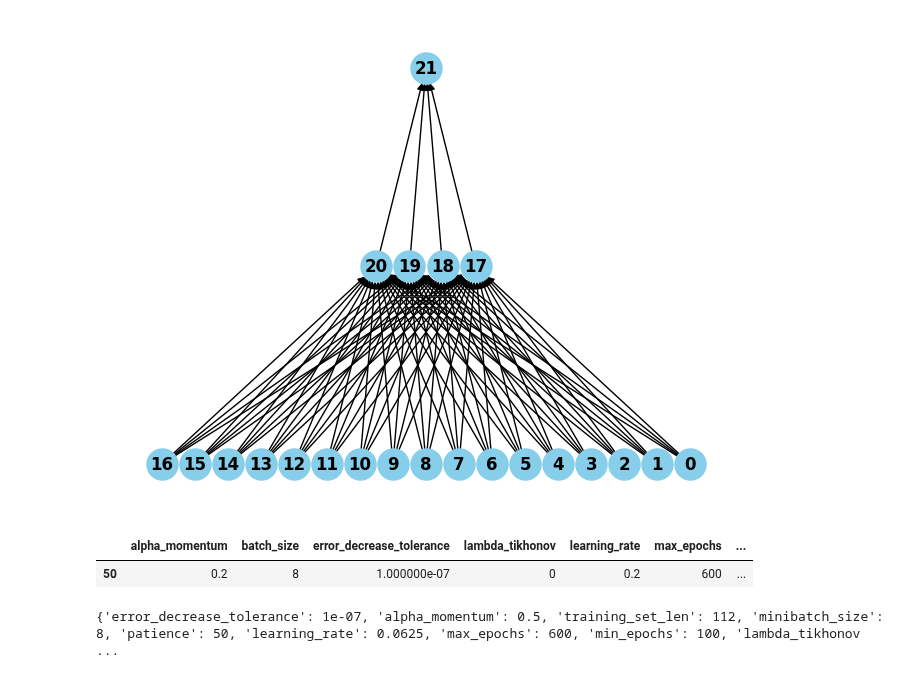
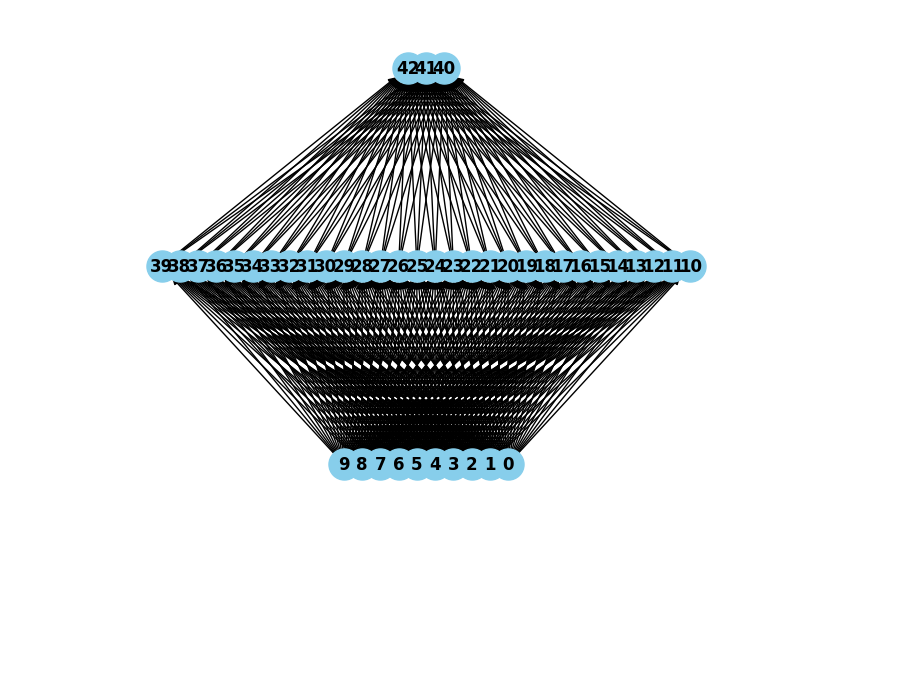
Before and after one commit to JacopoRaffi/ML_Proj_NN, a Jupyter notebook: notebook/validation_test.ipynb, the cells around one changed output. Cells and saved outputs as stored; diff of their text form; code cells hidden in the pictures; blank space fills up the shorter version.

Commit message:
Random

```diff
--- a/notebook/validation_test.ipynb
+++ b/notebook/validation_test.ipynb
@@ -56,0 +15,15 @@ val_df_OHE.sample(5, random_state=RANDOM_STATE)
+# %%
+training_df = pd.read_csv(
+    '../data/ML-CUP23-TR.csv',
+    index_col=0,
+    comment='#',
+    header=None,
+    names=['feature_' + str(i+1) for i in range(10)] + ['target_' + str(i+1) for i in range(3)]
+)
+# %%
+data_set = training_df.values
+len_data = len(data_set)
+
+training_len = 0.7*len_data
+
+training_df.head(5)
@@ -57,9 +40,14 @@ val_df_OHE.sample(5, random_state=RANDOM_STATE)
 # %%
-TR_INPUT = len(tr_df_OHE.columns) - 1
-TR_OUTPUT = 1
-hidden_len = 4
+TR_OUTPUT = 3
+TR_INPUT = data_set.shape[1] - TR_OUTPUT
+hidden_len = 30
+
+hidden_fun = 'tanh'
+output_fun = 'identity'
+
 topology = create_stratified_topology([TR_INPUT,hidden_len,TR_OUTPUT],
-                                      [[None,[]]]*TR_INPUT + [['sigmoid', [1]]]*hidden_len + [['sigmoid', [1]]])
+                                      [[None,[]]]*TR_INPUT + [[hidden_fun, [1]]]*hidden_len + [[output_fun, []]]*TR_OUTPUT)
+
 NeuralNetwork.display_topology(topology)
 # %% [output]
-[figure, old version]
+[figure, new version]
@@ -85,13 +53,0 @@ MS.grid_searchKF(training_set, hyperparam_grid, 10, 4, False)
-# %%
-monk_1_results = pd.read_csv('GS_1.csv')
-
-monk_1_results.sample(1, random_state=RANDOM_STATE)
-# %% [output]
-|  | alpha_momentum | batch_size | error_decrease_tolerance | lambda_tikhonov | learning_rate | max_epochs | ... |
-| 50 | 0.2 | 8 | 1.000000e-07 | 0 | 0.2 | 600 | ... |
-# %%
-res = monk_1_results['stats'].iloc[-1]
-
-print(res)
-# %% [output]
-{'error_decrease_tolerance': 1e-07, 'alpha_momentum': 0.5, 'training_set_len': 112, 'minibatch_size': 8, 'patience': 50, 'learning_rate': 0.0625, 'max_epochs': 600, 'min_epochs': 100, 'lambda_tikhonov ...
```
Also changed, not shown: parts of 11 cells of this notebook, 2 other files.
